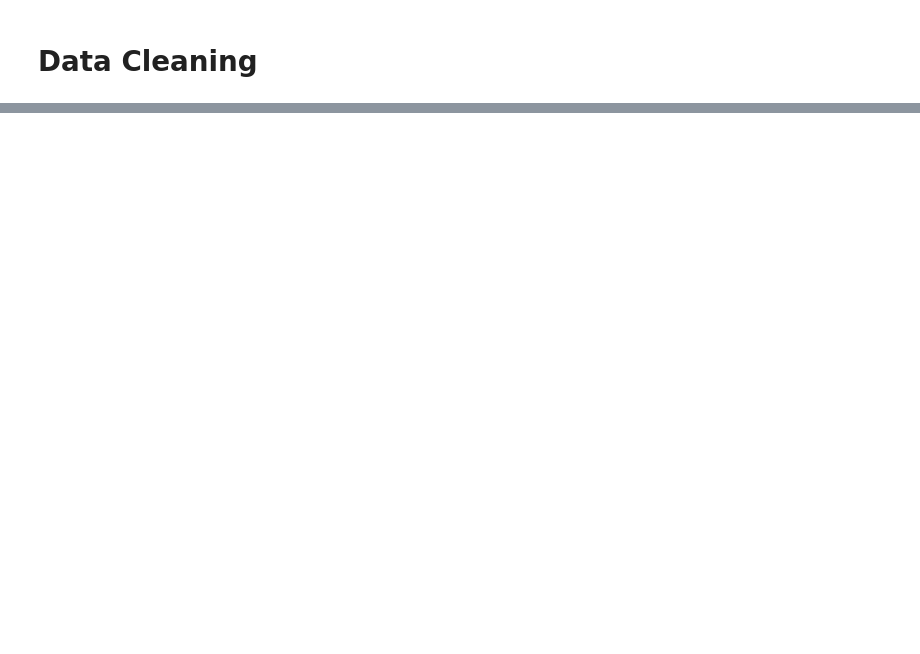
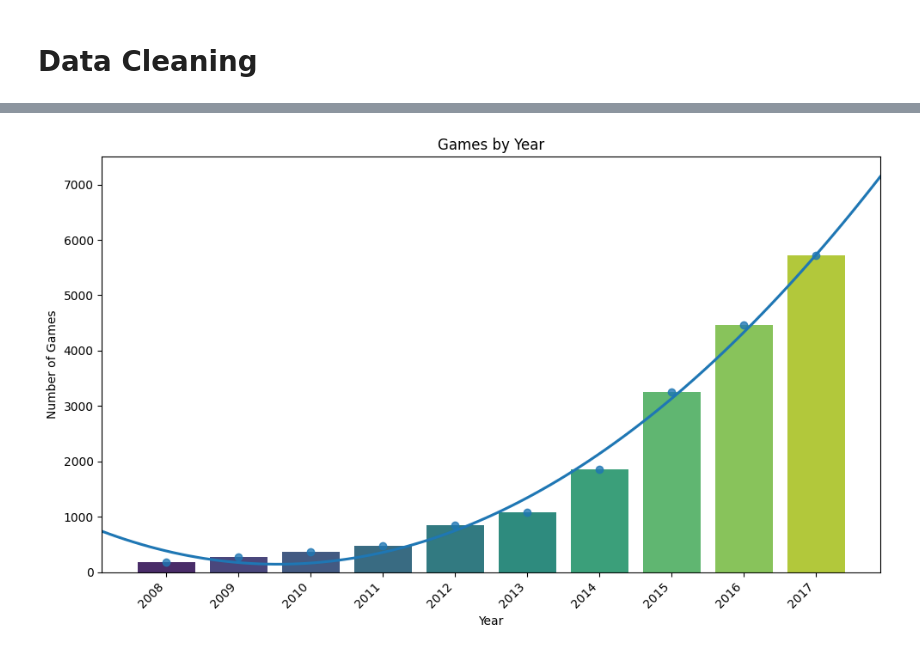
Before and after one commit to lanceu0128/recommender, a Jupyter notebook: steam_recommender.ipynb, the cells around one changed output, grey strips where cells are left out. Cells and saved outputs as stored; diff of their text form; code cells hidden in the pictures; blank space fills up the shorter version.

```diff
--- a/steam_recommender.ipynb
+++ b/steam_recommender.ipynb
@@ -116,0 +237,21 @@ df[['genres', 'tags', 'specs', 'sentiment']].head(1)
+# %%
+# count occurrences of each release year
+filtered_df = df[(df['release_date'].astype(int) <= 2000000)]
+year_counts = filtered_df['release_date'].value_counts().head(10)
+sorted_year_counts = year_counts.sort_index()
+
+# plotting the bar chart
+plt.figure(figsize=(10, 6))
+ax = sns.barplot(x=sorted_year_counts.index, y=sorted_year_counts.values, palette='viridis')
+
+# regression plot to show likely value for past 2017
+sns.regplot(x=np.arange(len(sorted_year_counts)), y=sorted_year_counts.values, ci=None, truncate=False, order=2)
+
+plt.title('Games by Year')
+plt.xlabel('Year')
+plt.ylabel('Number of Games')
+plt.xticks(rotation=45, ha='right')  # Adjust rotation for better visibility
+plt.tight_layout()
+plt.show()
+# %% [output]
+[figure, added]
```
Also changed, not shown: parts of 38 cells of this notebook, 1 other file.
